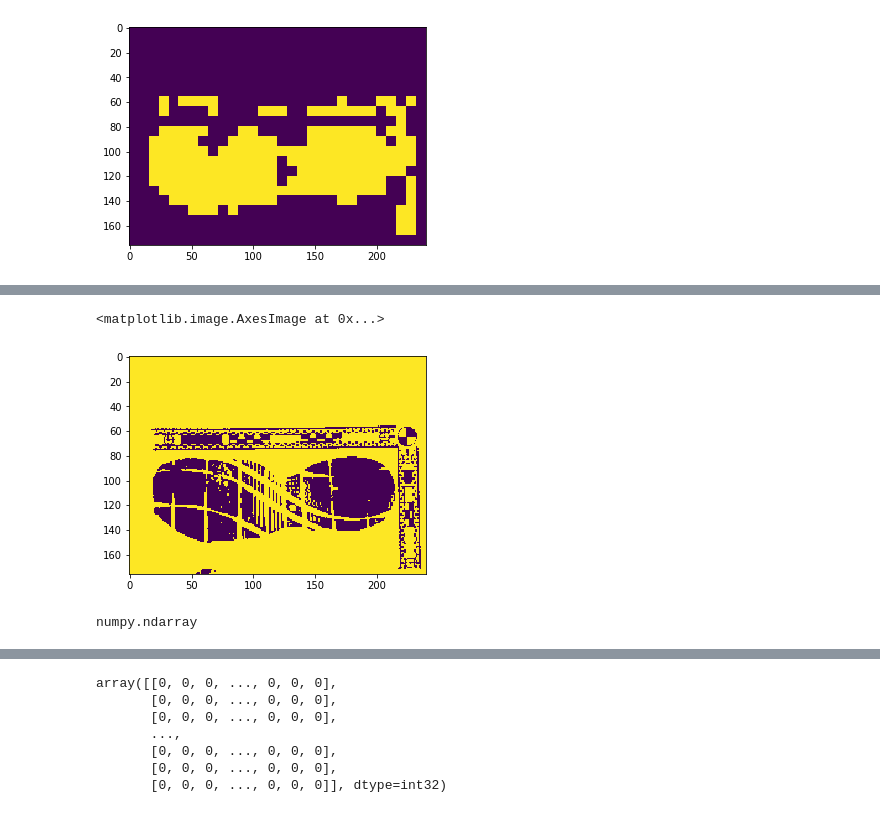
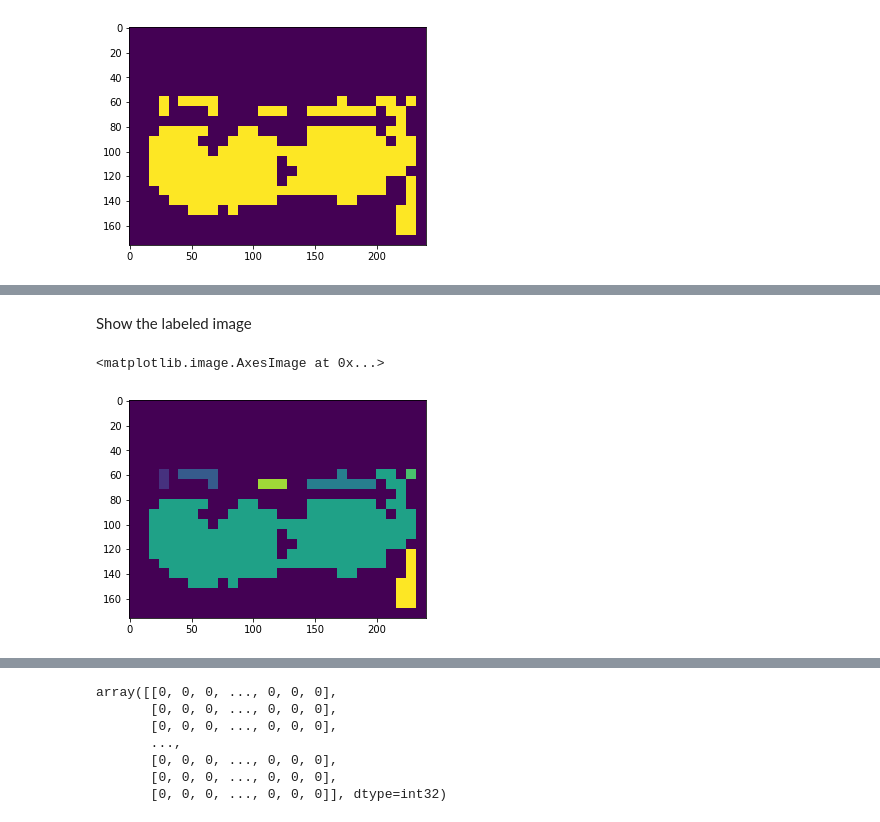
Before and after one commit to xihajun/How-to-use-macbook, a Jupyter notebook: code/footwear.ipynb, the cells around one changed output, grey strips where cells are left out. Cells and saved outputs as stored; diff of their text form; code cells hidden in the pictures.

```diff
--- a/code/footwear.ipynb
+++ b/code/footwear.ipynb
@@ -342,17 +319,11 @@ plt.imshow(filtered_array)
 # %%
 from skimage import io,filters,measure
-# %%
-img = io.imread('./footwear/test/2.png',as_grey=True) #读取图片
-thresh = filters.threshold_otsu(img)  #用otsu算法确定最佳分割阈值
-bwimg =(img>=(thresh))
-plt.imshow(bwimg)
-# %% [output]
-<matplotlib.image.AxesImage at 0x...>
-[figure, removed]
-# %%
-type(bwimg)
-# %% [output]
-numpy.ndarray
+# %% [markdown]
+Show the labeled image
 # %%
 labeled_img, num = measure.label(test2, neighbors=4, background=0, return_num=True)
+plt.imshow(labeled_img)
+# %% [output]
+<matplotlib.image.AxesImage at 0x...>
+[figure, added]
 # %%
```
Also changed, not shown: parts of 8 cells of this notebook.
